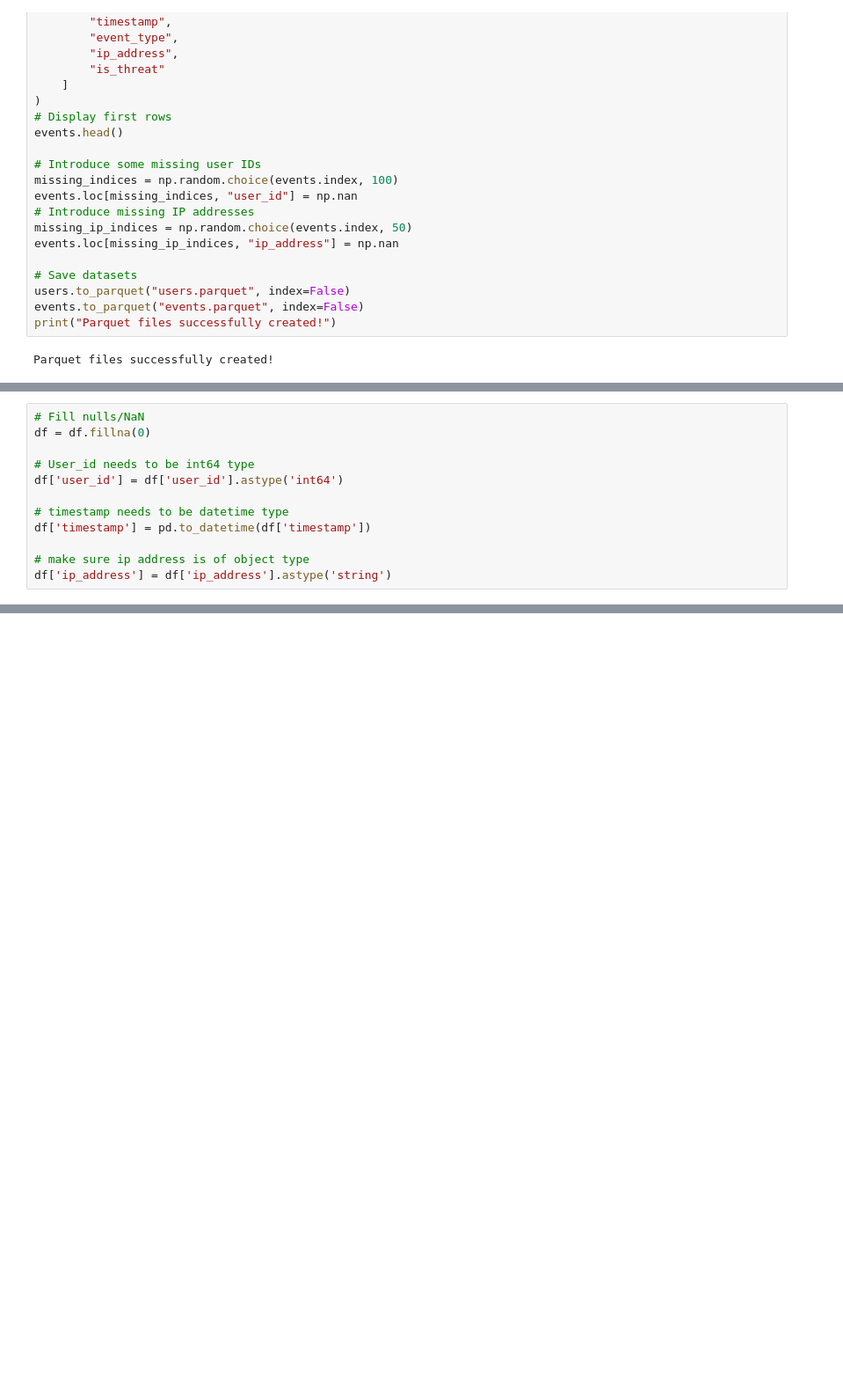
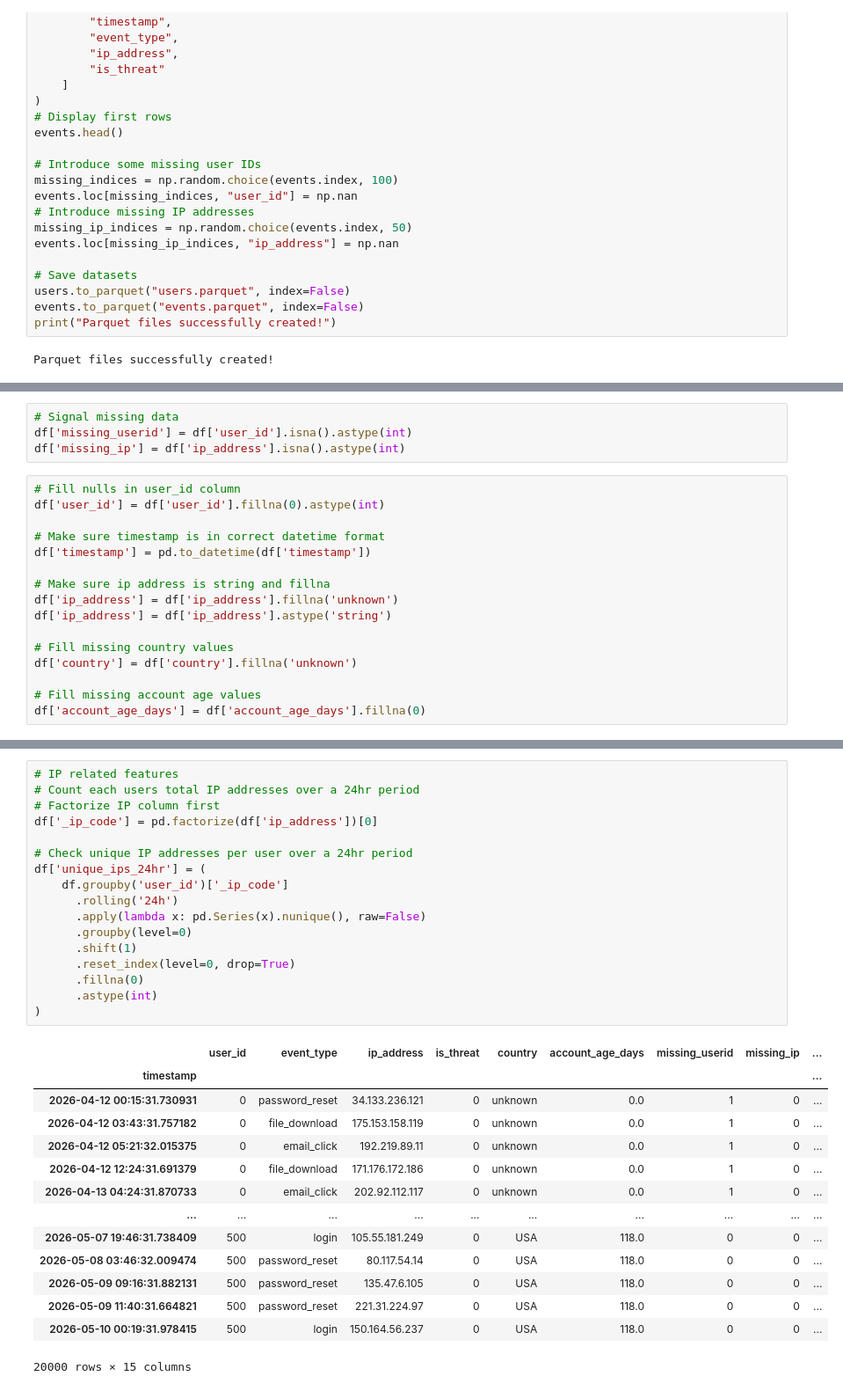
Before and after one commit to markohey/data_science_projects, a Jupyter notebook: System_threat.ipynb, the cells around one changed output, grey strips where cells are left out. Shown at 88% size. Saved outputs shown, nothing was run; the diff lists cells and outputs as text; blank space fills up the shorter version.

```diff
--- a/System_threat.ipynb
+++ b/System_threat.ipynb
@@ -200,12 +204,20 @@ memory usage: 1.1+ MB
+# %%
+# Signal missing data
+df['missing_userid'] = df['user_id'].isna().astype(int)
+df['missing_ip'] = df['ip_address'].isna().astype(int)
 # %%
-# Fill nulls/NaN
-df = df.fillna(0)
+# Fill nulls in user_id column
+df['user_id'] = df['user_id'].fillna(0).astype(int)
 
-# User_id needs to be int64 type
-df['user_id'] = df['user_id'].astype('int64')
-
-# timestamp needs to be datetime type
+# Make sure timestamp is in correct datetime format
 df['timestamp'] = pd.to_datetime(df['timestamp'])
 
-# make sure ip address is of object type
+# Make sure ip address is string and fillna
+df['ip_address'] = df['ip_address'].fillna('unknown')
 df['ip_address'] = df['ip_address'].astype('string')
+
+# Fill missing country values
+df['country'] = df['country'].fillna('unknown')
+
+# Fill missing account age values
+df['account_age_days'] = df['account_age_days'].fillna(0)
@@ -305,0 +274,32 @@ df['u24hr_events'] = (
+# %%
+# IP related features
+# Count each users total IP addresses over a 24hr period
+# Factorize IP column first
+df['_ip_code'] = pd.factorize(df['ip_address'])[0]
+
+# Check unique IP addresses per user over a 24hr period
+df['unique_ips_24hr'] = (
+    df.groupby('user_id')['_ip_code']
+      .rolling('24h')
+      .apply(lambda x: pd.Series(x).nunique(), raw=False)
+      .groupby(level=0)
+      .shift(1)
+      .reset_index(level=0, drop=True)
+      .fillna(0)
+      .astype(int)
+)
+# %% [output]
+|  | user_id | event_type | ip_address | is_threat | country | account_age_days | missing_userid | missing_ip | ... |
+| timestamp |  |  |  |  |  |  |  |  | ... |
+| 2026-04-12 00:15:31.730931 | 0 | password_reset | 34.133.236.121 | 0 | unknown | 0.0 | 1 | 0 | ... |
+| 2026-04-12 03:43:31.757182 | 0 | file_download | 175.153.158.119 | 0 | unknown | 0.0 | 1 | 0 | ... |
+| 2026-04-12 05:21:32.015375 | 0 | email_click | 192.219.89.11 | 0 | unknown | 0.0 | 1 | 0 | ... |
+| 2026-04-12 12:24:31.691379 | 0 | file_download | 171.176.172.186 | 0 | unknown | 0.0 | 1 | 0 | ... |
+| 2026-04-13 04:24:31.870733 | 0 | email_click | 202.92.112.117 | 0 | unknown | 0.0 | 1 | 0 | ... |
+| ... | ... | ... | ... | ... | ... | ... | ... | ... | ... |
+| 2026-05-07 19:46:31.738409 | 500 | login | 105.55.181.249 | 0 | USA | 118.0 | 0 | 0 | ... |
+| 2026-05-08 03:46:32.009474 | 500 | password_reset | 80.117.54.14 | 0 | USA | 118.0 | 0 | 0 | ... |
+| 2026-05-09 09:16:31.882131 | 500 | password_reset | 135.47.6.105 | 0 | USA | 118.0 | 0 | 0 | ... |
+| 2026-05-09 11:40:31.664821 | 500 | password_reset | 221.31.224.97 | 0 | USA | 118.0 | 0 | 0 | ... |
+| 2026-05-10 00:19:31.978415 | 500 | login | 150.164.56.237 | 0 | USA | 118.0 | 0 | 0 | ... |
+20000 rows × 15 columns
```
Also changed, not shown: parts of 22 cells of this notebook, 1 other file.
